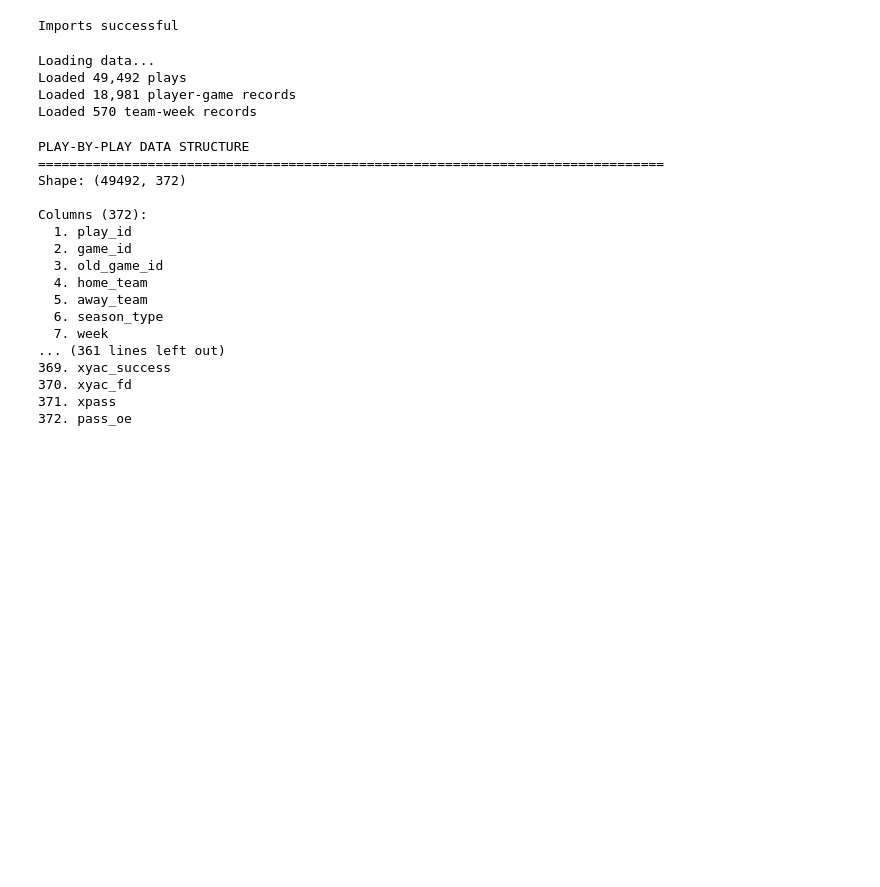
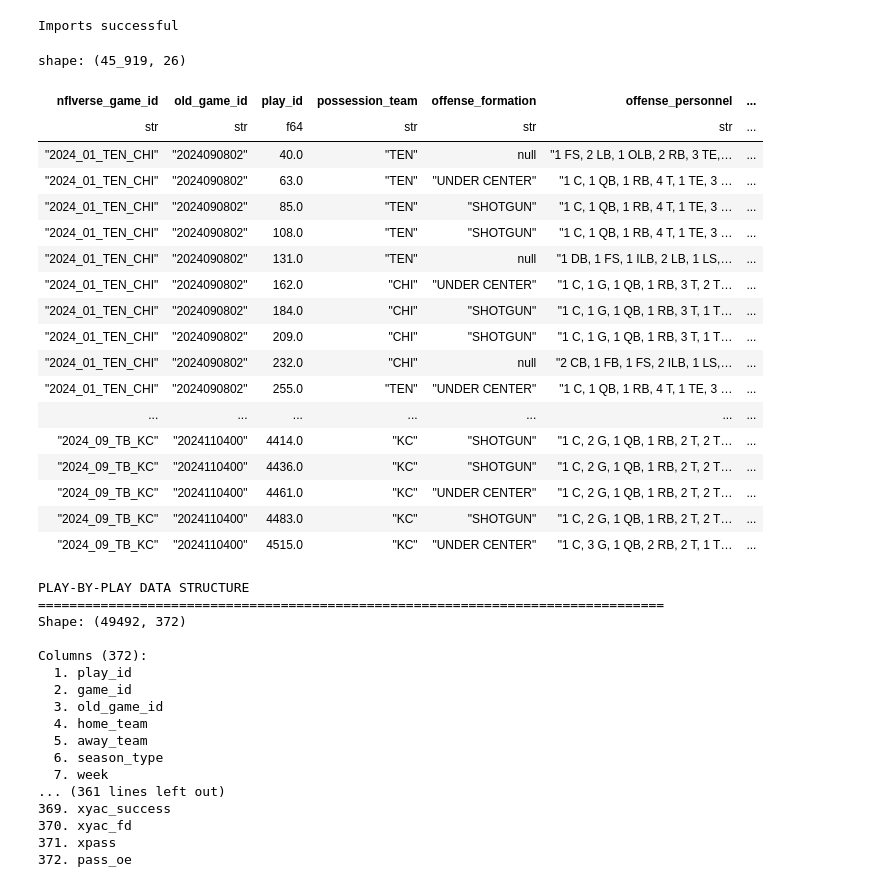
Before and after one commit to kaiasdad01/sports-analytics-hub, a Jupyter notebook: notebooks/exploratory/nflreadpy-initial-explore.ipynb, the cells around one changed output. Cells and saved outputs as stored; diff of their text form; code cells hidden in the pictures; blank space fills up the shorter version.

```diff
--- a/notebooks/exploratory/nflreadpy-initial-explore.ipynb
+++ b/notebooks/exploratory/nflreadpy-initial-explore.ipynb
@@ -20,19 +20,29 @@ print("Imports successful")
 # %% [output]
 Imports successful
 # %%
-print("Loading data...")
-pbp = nfl.load_pbp([2024])
-player_stats = nfl.load_player_stats([2024])
-team_stats = nfl.load_team_stats([2024])
-
-print(f"Loaded {len(pbp):,} plays")
-print(f"Loaded {len(player_stats):,} player-game records")
-print(f"Loaded {len(team_stats):,} team-week records")
+charting = nfl.load_participation()
-# %% [output]
-Loading data...
-Loaded 49,492 plays
-Loaded 18,981 player-game records
-Loaded 570 team-week records
+# %%
+charting
+# %% [output]
+shape: (45_919, 26)
+| nflverse_game_id | old_game_id | play_id | possession_team | offense_formation | offense_personnel | ... |
+| str | str | f64 | str | str | str | ... |
+| "2024_01_TEN_CHI" | "2024090802" | 40.0 | "TEN" | null | "1 FS, 2 LB, 1 OLB, 2 RB, 3 TE,… | ... |
+| "2024_01_TEN_CHI" | "2024090802" | 63.0 | "TEN" | "UNDER CENTER" | "1 C, 1 QB, 1 RB, 4 T, 1 TE, 3 … | ... |
+| "2024_01_TEN_CHI" | "2024090802" | 85.0 | "TEN" | "SHOTGUN" | "1 C, 1 QB, 1 RB, 4 T, 1 TE, 3 … | ... |
+| "2024_01_TEN_CHI" | "2024090802" | 108.0 | "TEN" | "SHOTGUN" | "1 C, 1 QB, 1 RB, 4 T, 1 TE, 3 … | ... |
+| "2024_01_TEN_CHI" | "2024090802" | 131.0 | "TEN" | null | "1 DB, 1 FS, 1 ILB, 2 LB, 1 LS,… | ... |
+| "2024_01_TEN_CHI" | "2024090802" | 162.0 | "CHI" | "UNDER CENTER" | "1 C, 1 G, 1 QB, 1 RB, 3 T, 2 T… | ... |
+| "2024_01_TEN_CHI" | "2024090802" | 184.0 | "CHI" | "SHOTGUN" | "1 C, 1 G, 1 QB, 1 RB, 3 T, 1 T… | ... |
+| "2024_01_TEN_CHI" | "2024090802" | 209.0 | "CHI" | "SHOTGUN" | "1 C, 1 G, 1 QB, 1 RB, 3 T, 1 T… | ... |
+| "2024_01_TEN_CHI" | "2024090802" | 232.0 | "CHI" | null | "2 CB, 1 FB, 1 FS, 2 ILB, 1 LS,… | ... |
+| "2024_01_TEN_CHI" | "2024090802" | 255.0 | "TEN" | "UNDER CENTER" | "1 C, 1 QB, 1 RB, 4 T, 1 TE, 3 … | ... |
+| ... | ... | ... | ... | ... | ... | ... |
+| "2024_09_TB_KC" | "2024110400" | 4414.0 | "KC" | "SHOTGUN" | "1 C, 2 G, 1 QB, 1 RB, 2 T, 2 T… | ... |
+| "2024_09_TB_KC" | "2024110400" | 4436.0 | "KC" | "SHOTGUN" | "1 C, 2 G, 1 QB, 1 RB, 2 T, 2 T… | ... |
+| "2024_09_TB_KC" | "2024110400" | 4461.0 | "KC" | "UNDER CENTER" | "1 C, 2 G, 1 QB, 1 RB, 2 T, 2 T… | ... |
+| "2024_09_TB_KC" | "2024110400" | 4483.0 | "KC" | "SHOTGUN" | "1 C, 2 G, 1 QB, 1 RB, 2 T, 2 T… | ... |
+| "2024_09_TB_KC" | "2024110400" | 4515.0 | "KC" | "UNDER CENTER" | "1 C, 3 G, 1 QB, 2 RB, 2 T, 1 T… | ... |
 # %%
 print("PLAY-BY-PLAY DATA STRUCTURE")
 print("=" * 80)
```
Also changed, not shown: 5 other files.
